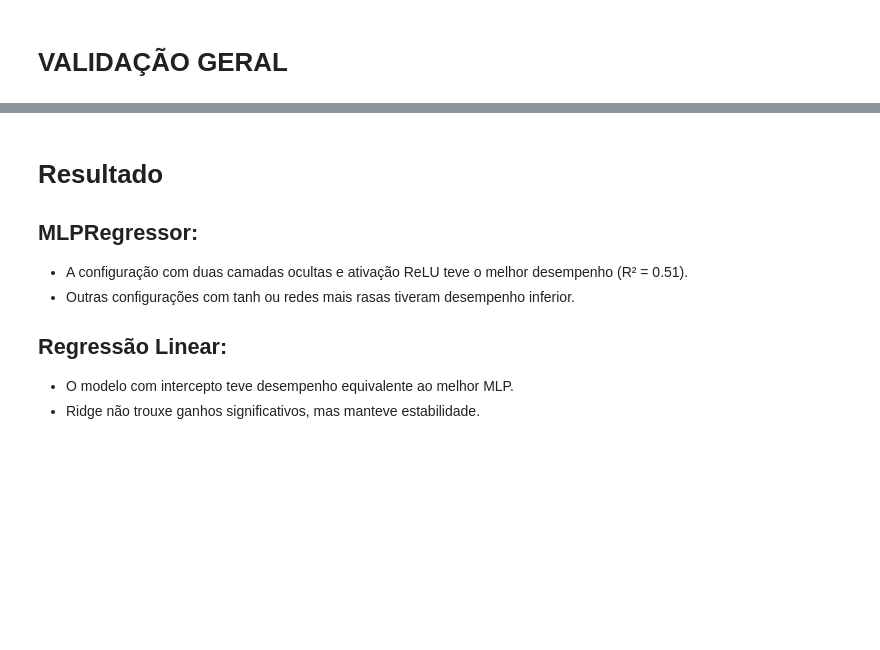
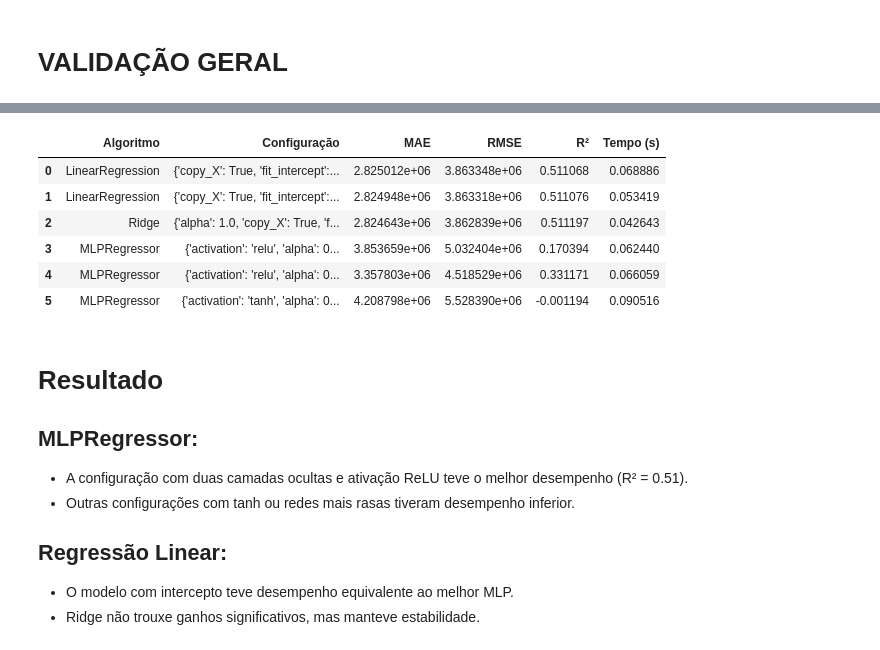
Before and after one commit to Carlos-Eduardo-Ribeiro/projeto-cadeira-inteligencia-artificial-bbc-ufrpe, a Jupyter notebook: main/script.ipynb, the cells around one changed output, grey strips where cells are left out. Drawn from its saved outputs; the diff is of its cells as text; code cells hidden in the pictures; blank space fills up the shorter version.

```diff
--- a/main/script.ipynb
+++ b/main/script.ipynb
@@ -730,30 +696,3 @@ print(df_results)
 -R² ≈ 0.6566 mostra que eles explicam bem os dados, com tempo de execução muito baixo.
 # %% [markdown]
 # VALIDAÇÃO GERAL
-# %%
-import time
-import numpy as np
-import pandas as pd
-from sklearn.metrics import mean_absolute_error, mean_squared_error, r2_score
-from sklearn.linear_model import LinearRegression, Ridge
-from sklearn.neural_network import MLPRegressor
-
-# Função para avaliar em validação
-def test_avaliatee(model, x_val, y_val):
-    y_pred = model.predict(x_val)
-    mae = mean_absolute_error(y_val, y_pred)
-    mse = mean_squared_error(y_val, y_pred)
-    rmse = np.sqrt(mse)
-    r2 = r2_score(y_val, y_pred)
-    print("=== Avaliação em Validação ===")
-    print(f"MAE: {mae:.2f}")
-    print(f"RMSE: {rmse:.2f}")
-    print(f"R²: {r2:.2f}")
-
-# Avaliação em treino/teste
-results = []
-for model in linear_models + mlp_models:
-    results.append(test_avaliatee(model, x_val, y_val))
-
-df_results = pd.DataFrame(results)
-print(df_results)
@@ -777,0 +699,8 @@ R²: 0.51
+# %%
+# Avaliação em treino/teste
+results = []
+for model in linear_models + mlp_models:
+    results.append(test_avaliate(model, x_val, y_val,type(model).__name__))
+
+df_results = pd.DataFrame(results)
+print(df_results)
@@ -778,3 +723,13 @@ R²: 0.51
+# %%
+df_results
+# %% [output]
+|  | Algoritmo | Configuração | MAE | RMSE | R² | Tempo (s) |
+| 0 | LinearRegression | {'copy_X': True, 'fit_intercept':... | 2.825012e+06 | 3.863348e+06 | 0.511068 | 0.068886 |
+| 1 | LinearRegression | {'copy_X': True, 'fit_intercept':... | 2.824948e+06 | 3.863318e+06 | 0.511076 | 0.053419 |
+| 2 | Ridge | {'alpha': 1.0, 'copy_X': True, 'f... | 2.824643e+06 | 3.862839e+06 | 0.511197 | 0.042643 |
+| 3 | MLPRegressor | {'activation': 'relu', 'alpha': 0... | 3.853659e+06 | 5.032404e+06 | 0.170394 | 0.062440 |
+| 4 | MLPRegressor | {'activation': 'relu', 'alpha': 0... | 3.357803e+06 | 4.518529e+06 | 0.331171 | 0.066059 |
+| 5 | MLPRegressor | {'activation': 'tanh', 'alpha': 0... | 4.208798e+06 | 5.528390e+06 | -0.001194 | 0.090516 |
 # %% [markdown]
 # Resultado
 
```
Also changed, not shown: parts of 24 cells of this notebook, 1 other file.
